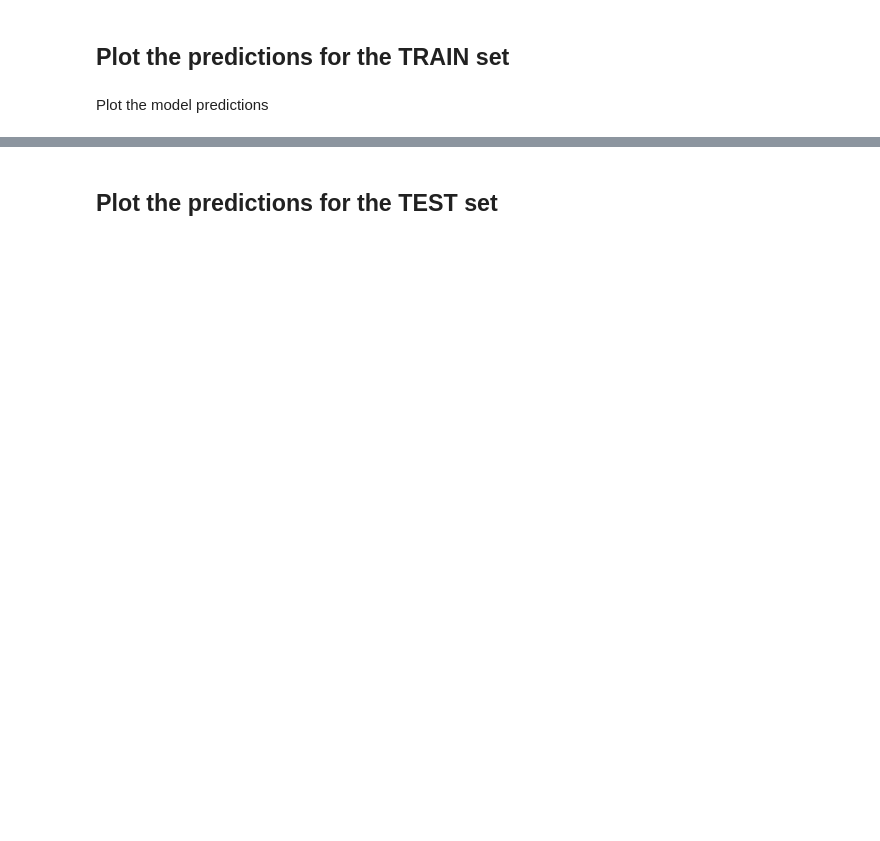
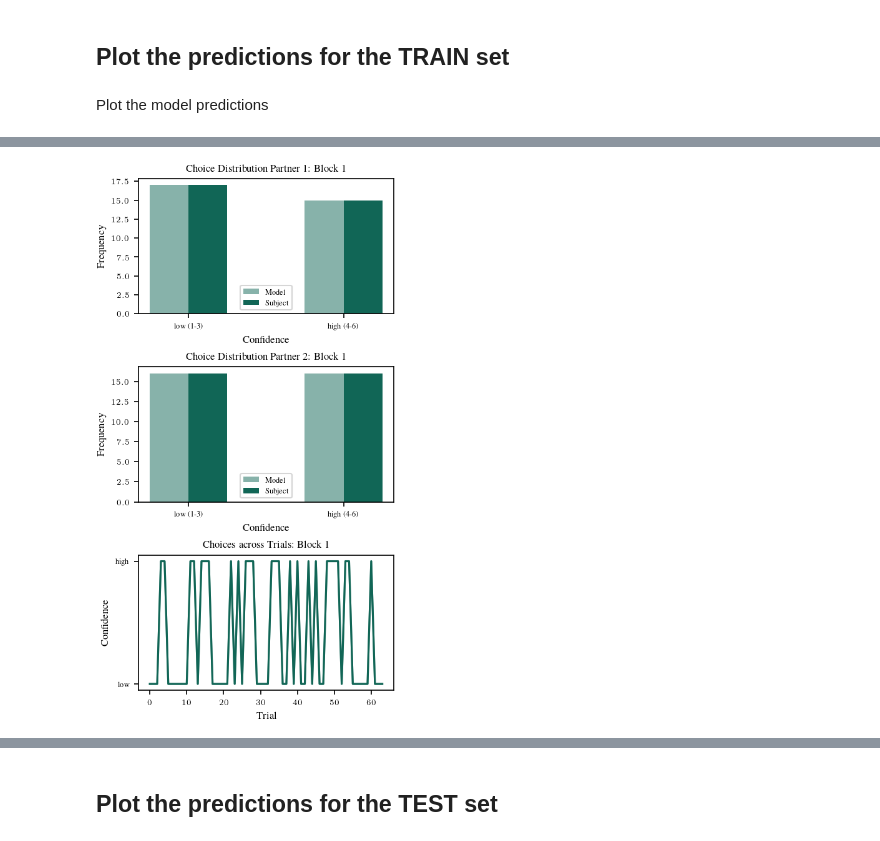
Before and after one commit to meikeoschmann/disRNN-conf-match, a Jupyter notebook: CogModelingRNNsTutorial/DisentangledRNNs_Meike.ipynb, the cells around one changed output, grey strips where cells are left out. Cells and saved outputs as stored; diff of their text form; code cells hidden in the pictures; blank space fills up the shorter version.

```diff
--- a/CogModelingRNNsTutorial/DisentangledRNNs_Meike.ipynb
+++ b/CogModelingRNNsTutorial/DisentangledRNNs_Meike.ipynb
@@ -214,0 +303,95 @@ for i in range(model_outputs.shape[1]):
+# %%
+# extract the model outputs for the two partners
+mask_p1, mask_p2 = data.extract_trial_indices(2)
+mask_p1 = mask_p1[:, :-1]==1
+mask_p2 = mask_p2[:, :-1]==1
+
+model_outputs_partner1 = model_outputs[mask_p1, :].reshape(32,3,2)
+model_outputs_partner2 = model_outputs[mask_p2, :].reshape(32,3,2)
+
+# extract the actual choices for the two partners
+actual_choices_partner1 = actual_choices[mask_p1, 0].reshape(32,3)
+actual_choices_partner2 = actual_choices[mask_p2, 0].reshape(32,3)
+# %%
+plt.rcParams.update(
+    bundles.icml2022(
+        column="full",
+        nrows=1,
+        ncols=2,
+        usetex=True,
+    )
+)
+plt.rcParams.update(figsizes.icml2022_half(nrows=3, ncols=1))
+
+for i in range(model_outputs.shape[1]):
+
+    model_choice_p1 = np.argmax(model_outputs_partner1[:, i, :], axis=-1)
+    model_counts_p1 = (np.sum(model_choice_p1 == 0), np.sum(model_choice_p1 == 1))
+    model_choice_p2 = np.argmax(model_outputs_partner2[:, i, :], axis=-1)
+    model_counts_p2 = (np.sum(model_choice_p2 == 0), np.sum(model_choice_p2 == 1))
+    model_choice = np.argmax(model_outputs[:, i, :], axis=-1)
+    model_counts = (np.sum(model_choice == 0), np.sum(model_choice == 1))
+
+    subject_choice_p1 = actual_choices_partner1[:, i]
+    subject_counts_p1 = (np.sum(subject_choice_p1 == 0), np.sum(subject_choice_p1 == 1))
+    subject_choice_p2 = actual_choices_partner2[:, i]
+    subject_counts_p2 = (np.sum(subject_choice_p2 == 0), np.sum(subject_choice_p2 == 1))
+    subject_choice = actual_choices[:, i]
+    subject_counts = (np.sum(subject_choice == 0), np.sum(subject_choice == 1))
+
+    # Plot the distribution of choices for each subject
+    labels = ("low (1-3)", "high (4-6)")
+    all_choices_p1 = {'Model': model_counts_p1, 'Subject': subject_counts_p1}
+    all_choices_p2 = {'Model': model_counts_p2, 'Subject': subject_counts_p2}
+
+    x = np.arange(len(labels))  # the label locations
+    width = 0.25  # the width of the bars
+    multiplier = 0
+
+    fig, ax = plt.subplots(3, 1)
+
+    for identity, count in all_choices_p1.items():
+        offset = width * multiplier
+        if identity == 'Model':
+            alpha = 0.5
+        else:
+            alpha = 1
+        rects = ax[0].bar(x + offset, count, width, color=rgb.mps_green, alpha=alpha, label=identity)
+        multiplier += 1
+
+    ax[0].set_ylabel('Frequency')
+    ax[0].set_xlabel('Confidence')
+    ax[0].set_title('Choice Distribution Partner 1: Block {subject} '.format(subject=i+1))
+    ax[0].set_xticks(x + width/2, labels)
+    ax[0].legend()
+
+    multiplier = 0
+    for identity, count in all_choices_p2.items():
+        offset = width * multiplier
+        if identity == 'Model':
+            alpha = 0.5
+        else:
+            alpha = 1
+        rects = ax[1].bar(x + offset, count, width, color=rgb.mps_green, alpha=alpha, label=identity)
+        multiplier += 1
+
+    ax[1].set_ylabel('Frequency')
+    ax[1].set_xlabel('Confidence')
+    ax[1].set_title('Choice Distribution Partner 2: Block {subject} '.format(subject=i+1))
+    ax[1].set_xticks(x + width/2, labels)
+    ax[1].legend()
+
+
+    # Plot the choices across all trials
+    ax[2].plot(model_choice, color=rgb.mps_green, alpha=0.5, label='Model')
+    ax[2].plot(subject_choice, color=rgb.mps_green, label='Subject')
+
+    ax[2].set_xlabel('Trial')
+    ax[2].set_ylabel('Confidence')
+    #ax[1].set_yticks([-1,0,1], labels=['invalid', 'low', 'high'])
+    ax[2].set_yticks([0,1], labels=['low', 'high'])
+    ax[2].set_title('Choices across Trials: Block {subject} '.format(subject=i+1))
+
+    plt.show()
+# %% [output]
+[figure, added]
```
Also changed, not shown: parts of 20 cells of this notebook, 1 other file.
